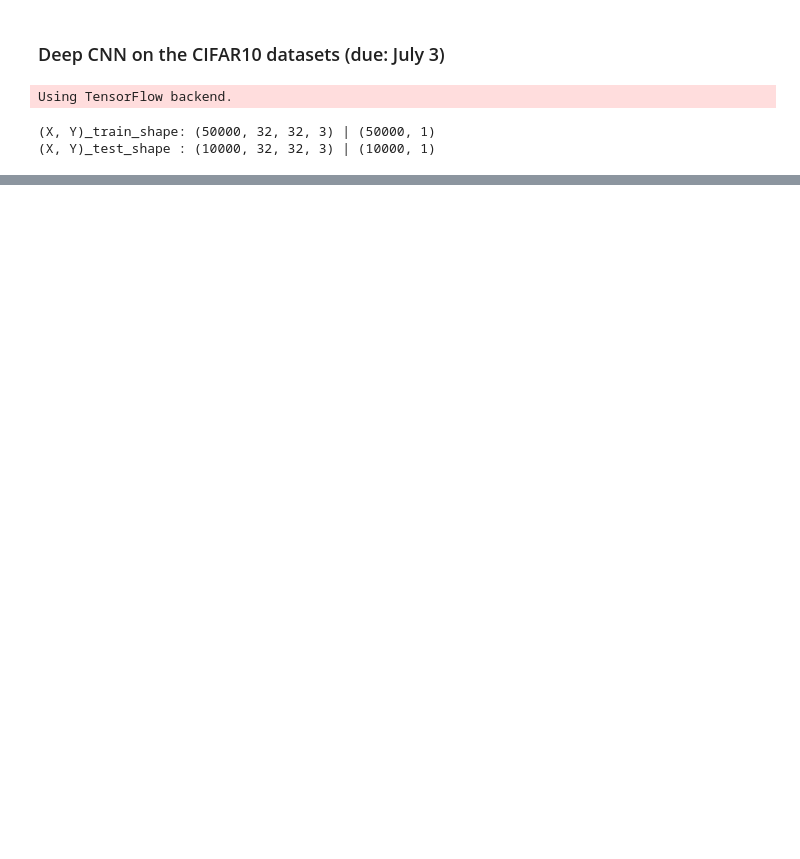
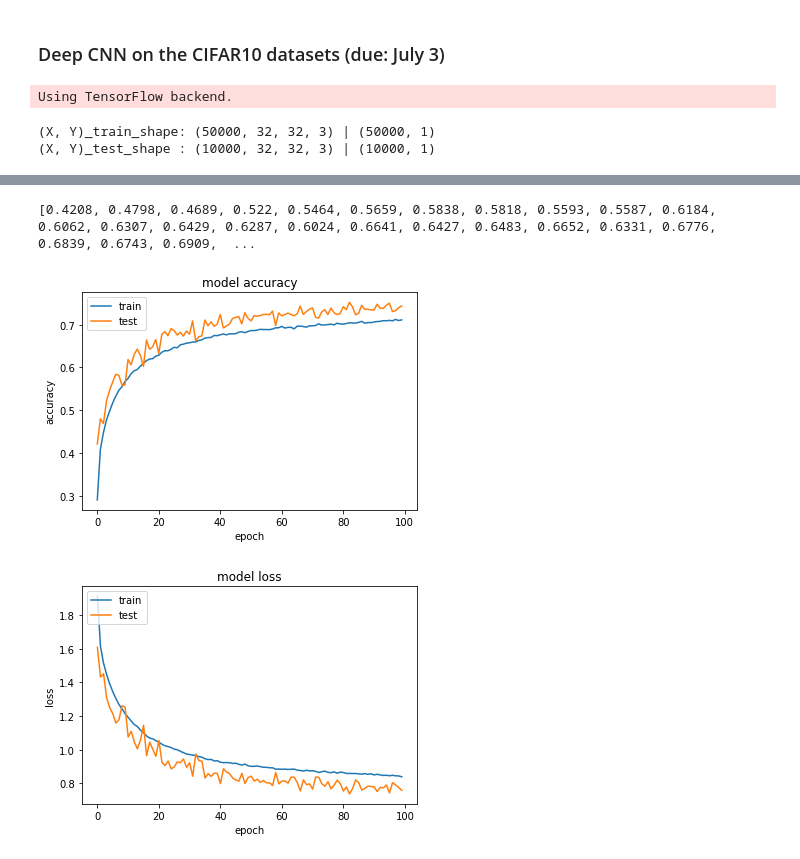
Before and after one commit to bonohub13/REPORT_DUE_JULY_3_19, a Jupyter notebook: CNN_on_CIFAR10.ipynb, the cells around one changed output, grey strips where cells are left out. Drawn from its saved outputs; the diff is of its cells as text; code cells hidden in the pictures; blank space fills up the shorter version.

```diff
--- a/CNN_on_CIFAR10.ipynb
+++ b/CNN_on_CIFAR10.ipynb
@@ -142,0 +166,27 @@ print('Test accuracy:', scores[1])
+# %%
+print(model.history.history['val_acc'])
+# %% [output]
+[0.4208, 0.4798, 0.4689, 0.522, 0.5464, 0.5659, 0.5838, 0.5818, 0.5593, 0.5587, 0.6184, 0.6062, 0.6307, 0.6429, 0.6287, 0.6024, 0.6641, 0.6427, 0.6483, 0.6652, 0.6331, 0.6776, 0.6839, 0.6743, 0.6909,  ...
+# %%
+import matplotlib.pyplot as plt
+
+# plotting accuracy
+plt.plot(model.history.history['acc'])
+plt.plot(model.history.history['val_acc'])
+plt.title('model accuracy')
+plt.ylabel('accuracy')
+plt.xlabel('epoch')
+plt.legend(['train', 'test'], loc='upper left')
+plt.show()
+
+# plotting occurred loss
+plt.plot(model.history.history['loss'])
+plt.plot(model.history.history['val_loss'])
+plt.title('model loss')
+plt.ylabel('loss')
+plt.xlabel('epoch')
+plt.legend(['train', 'test'], loc='upper left')
+plt.show()
+# %% [output]
+[figure, added]
+[figure, added]
```
Also changed, not shown: parts of 5 cells of this notebook.
